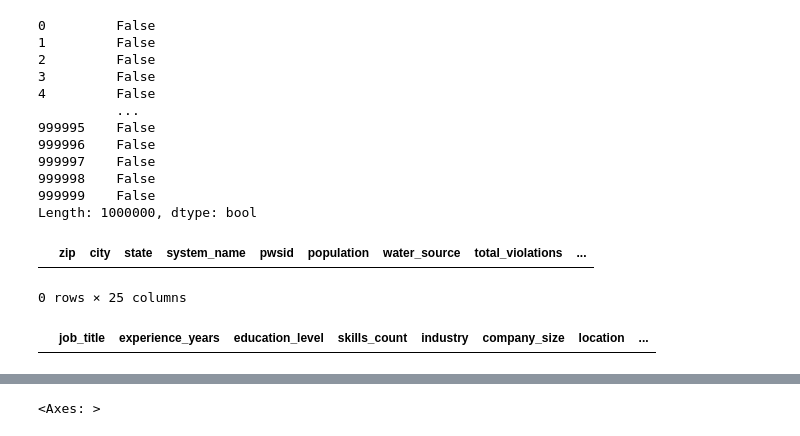
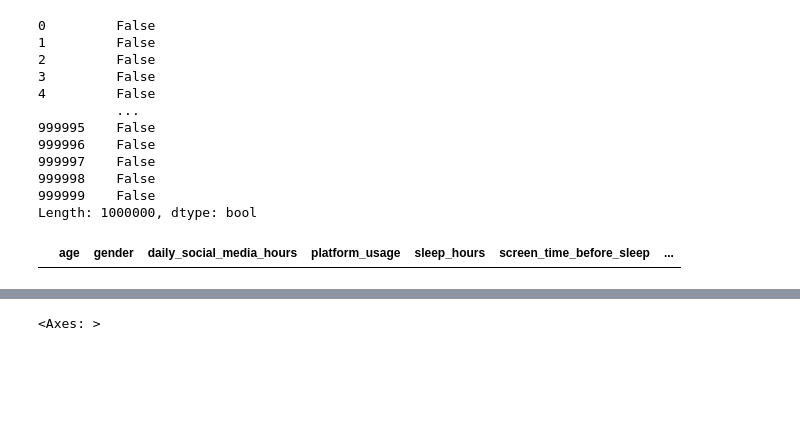
Before and after one commit to mwrobbins56/Student_MentalHealth, a Jupyter notebook: Notebook/student_burnout_trial.ipynb, the cells around one changed output, grey strips where cells are left out. Drawn from its saved outputs; the diff is of its cells as text; code cells hidden in the pictures; blank space fills up the shorter version.

```diff
--- a/Notebook/student_burnout_trial.ipynb
+++ b/Notebook/student_burnout_trial.ipynb
@@ -3,12 +3,11 @@ import pandas as pd
 import matplotlib.pyplot as plt
 import seaborn as sns
 # %%
-df = pd.read_csv("../Data/Teen_Mental_Health_Dataset.csv")
-df2 = pd.read_csv("../Data/student_stress_dataset.csv")
-# df3 = pd.read_csv("../Data/genz_social_media_usage_1M.csv")
-df4 = pd.read_csv("../Data/zipcheckup_water_quality.csv")
+teen_df = pd.read_csv("../Data/Teen_Mental_Health_Dataset.csv")
+student_df = pd.read_csv("../Data/student_stress_dataset.csv")
+genz_df = pd.read_csv("../Data/genz_social_media_usage_1M.csv")
 
-df.head()
+teen_df.head()
 # %% [output]
 |  | age | gender | daily_social_media_hours | platform_usage | sleep_hours | screen_time_before_sleep | ... |
 | 0 | 14 | male | 7.9 | Instagram | 7.4 | 2.9 | ... |
@@ -484,12 +431,7 @@ df3.duplicated()
 999998    False
 999999    False
 Length: 1000000, dtype: bool
-# %%
-df4.loc[df4.duplicated].sort_values('city')
-# %% [output]
-|  | zip | city | state | system_name | pwsid | population | water_source | total_violations | ... |
-0 rows × 25 columns
 # %%
-df.loc[df["remote_work"].isna()]
+teen_df.loc[teen_df["daily_social_media_hours"].isna()]
 # %% [output]
-|  | job_title | experience_years | education_level | skills_count | industry | company_size | location | ... |
+|  | age | gender | daily_social_media_hours | platform_usage | sleep_hours | screen_time_before_sleep | ... |
```
Also changed, not shown: parts of 43 cells of this notebook, 5 other files.
